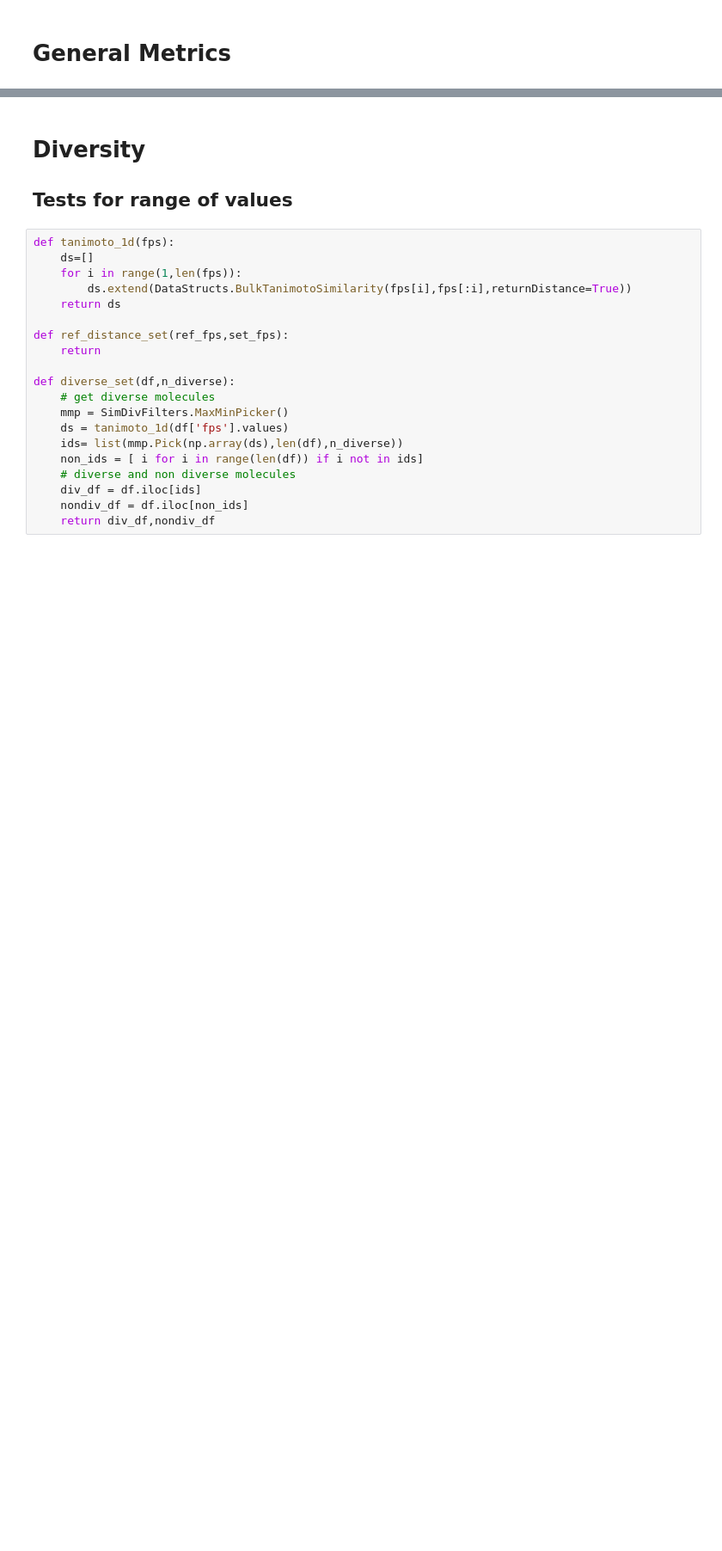
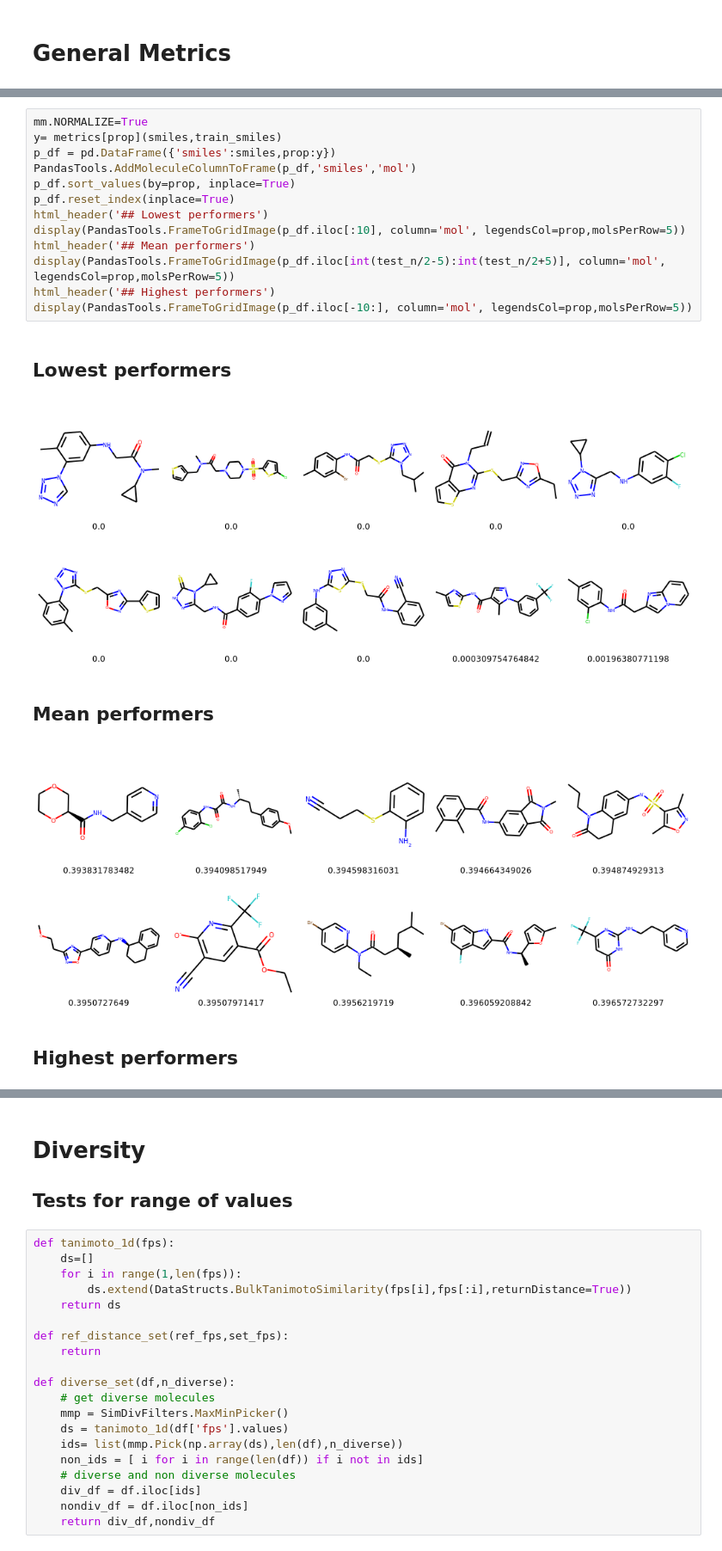
Before and after one commit to aspuru-guzik-group/ORGANIC, a Jupyter notebook: analysis/MolMetric_showcase.ipynb, the cells around one changed output, grey strips where cells are left out. Shown at 86% size. Saved outputs shown, nothing was run; the diff lists cells and outputs as text; blank space fills up the shorter version.

```diff
--- a/analysis/MolMetric_showcase.ipynb
+++ b/analysis/MolMetric_showcase.ipynb
@@ -255,0 +159,19 @@ plt.show()
+# %%
+mm.NORMALIZE=True
+y= metrics[prop](smiles,train_smiles)
+p_df = pd.DataFrame({'smiles':smiles,prop:y})
+PandasTools.AddMoleculeColumnToFrame(p_df,'smiles','mol')
+p_df.sort_values(by=prop, inplace=True)
+p_df.reset_index(inplace=True)
+html_header('## Lowest performers')
+display(PandasTools.FrameToGridImage(p_df.iloc[:10], column='mol', legendsCol=prop,molsPerRow=5))
+html_header('## Mean performers')
+display(PandasTools.FrameToGridImage(p_df.iloc[int(test_n/2-5):int(test_n/2+5)], column='mol', legendsCol=prop,molsPerRow=5))
+html_header('## Highest performers')
+display(PandasTools.FrameToGridImage(p_df.iloc[-10:], column='mol', legendsCol=prop,molsPerRow=5))
+# %% [output]
+Lowest performers
+[figure, added]
+Mean performers
+[figure, added]
+Highest performers
```
Also changed, not shown: parts of 34 cells of this notebook, 4 other files.
